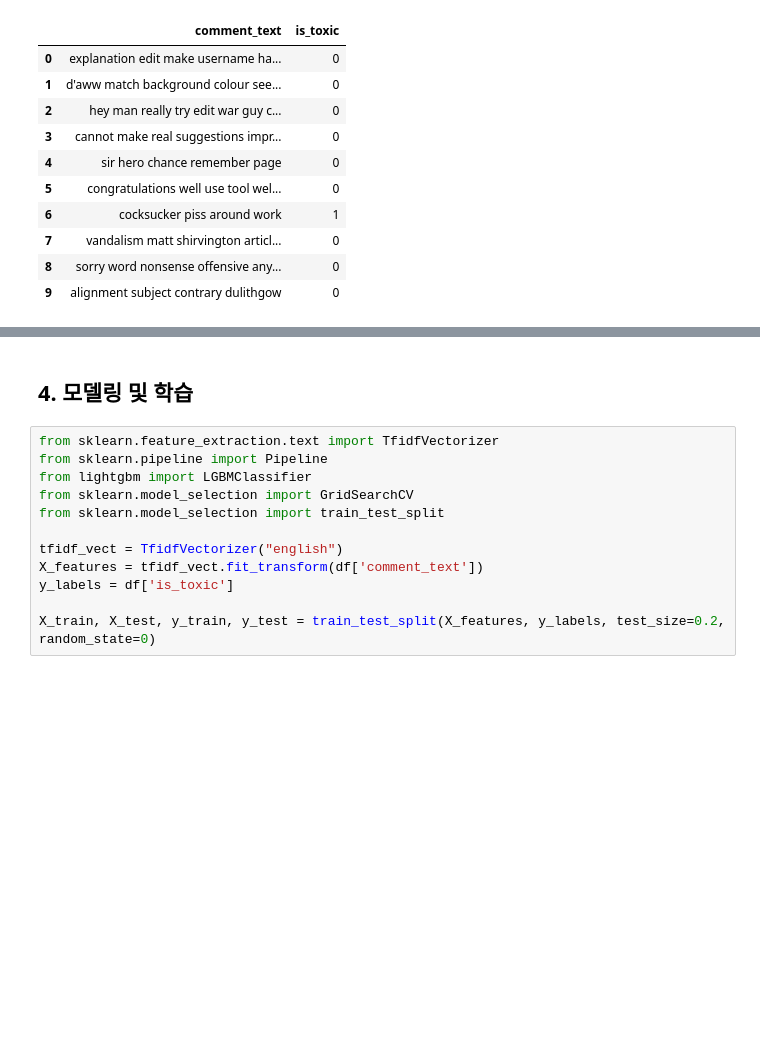
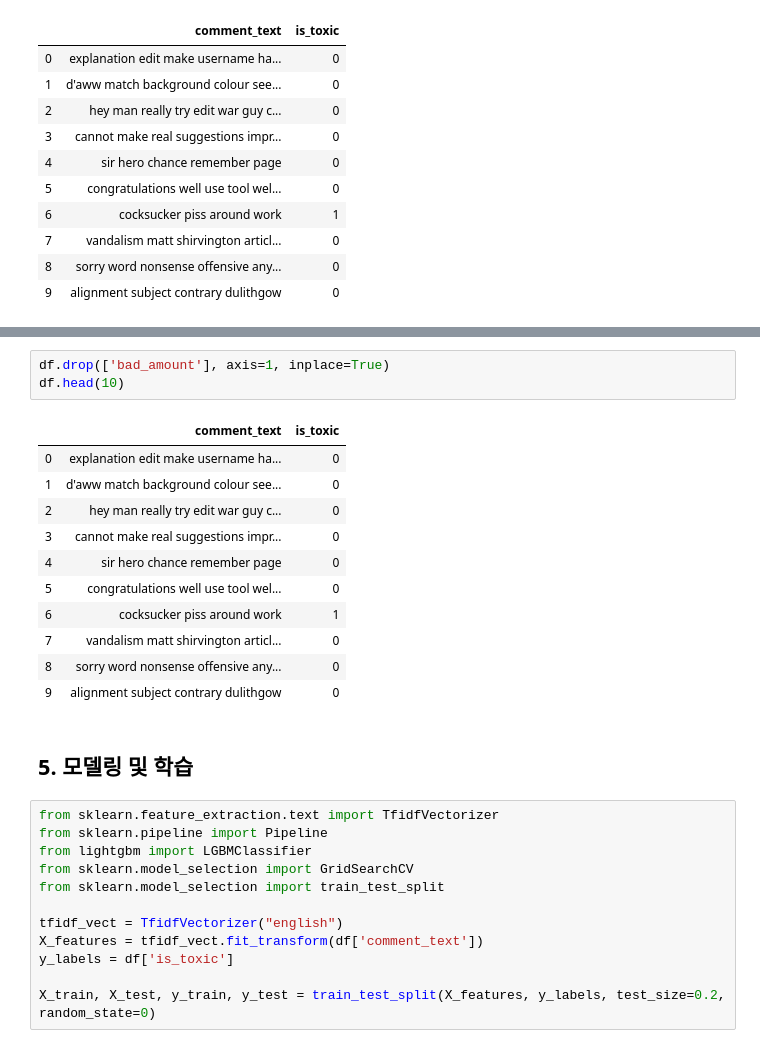
Before and after one commit to IamGroooooot/customized-toxic-comment-filtering, a Jupyter notebook: code/Toxic Comments Classification by Using TF-IDF.ipynb, the cells around one changed output, grey strips where cells are left out. Drawn from its saved outputs; the diff is of its cells as text; blank space fills up the shorter version.

```diff
--- a/code/Toxic Comments Classification by Using TF-IDF.ipynb
+++ b/code/Toxic Comments Classification by Using TF-IDF.ipynb
@@ -247,5 +305,20 @@ df.head(10)
+# %%
+df.drop(['bad_amount'], axis=1, inplace=True)
+df.head(10)
+# %% [output]
+|  | comment_text | is_toxic |
+| 0 | explanation edit make username ha... | 0 |
+| 1 | d'aww match background colour see... | 0 |
+| 2 | hey man really try edit war guy c... | 0 |
+| 3 | cannot make real suggestions impr... | 0 |
+| 4 | sir hero chance remember page | 0 |
+| 5 | congratulations well use tool wel... | 0 |
+| 6 | cocksucker piss around work | 1 |
+| 7 | vandalism matt shirvington articl... | 0 |
+| 8 | sorry word nonsense offensive any... | 0 |
+| 9 | alignment subject contrary dulithgow | 0 |
 # %% [markdown]
-## 4. 모델링 및 학습
+## 5. 모델링 및 학습
 # %%
 from sklearn.feature_extraction.text import TfidfVectorizer
 from sklearn.pipeline import Pipeline
```
Also changed, not shown: parts of 20 cells of this notebook, 4 other files.
